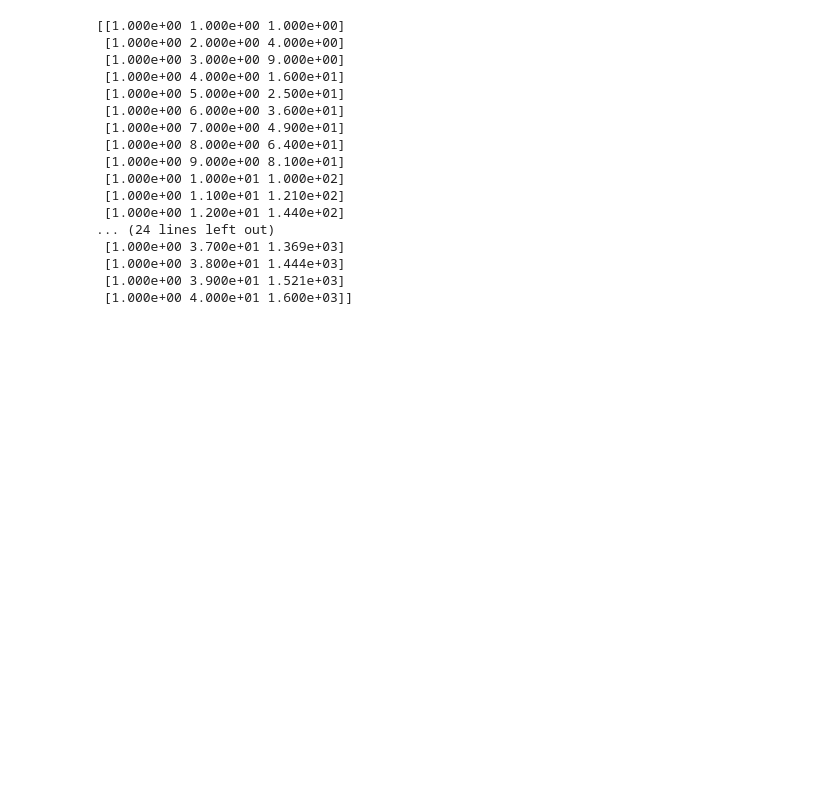
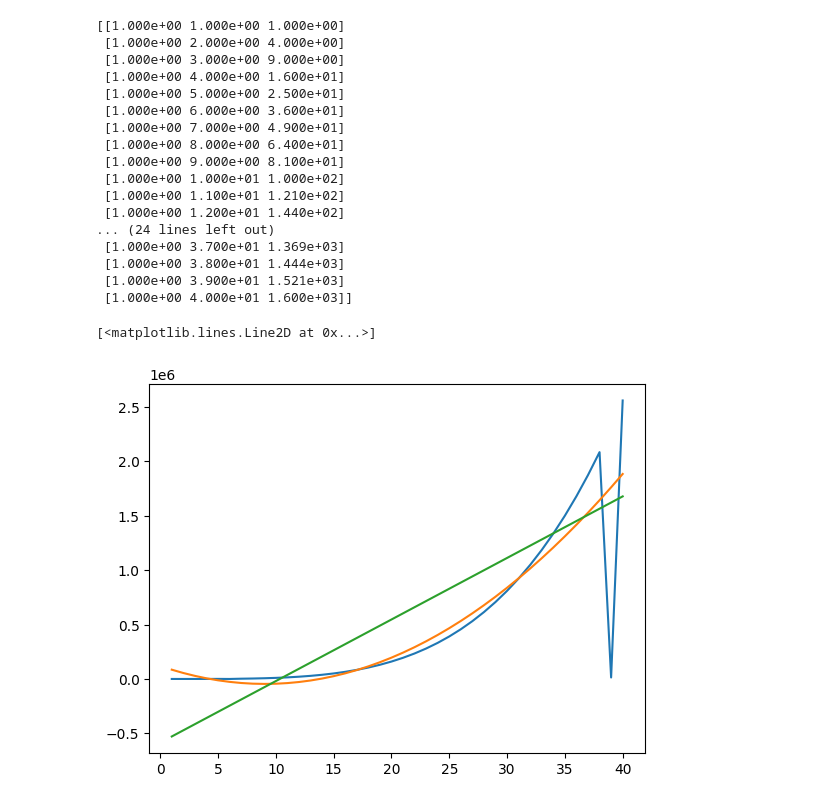
Before and after one commit to ganesh12112/ganesh12112, a Jupyter notebook: session_23_ai_and_ml_.ipynb, the cells around one changed output. Saved outputs shown, nothing was run; the diff lists cells and outputs as text; code cells hidden in the pictures; blank space fills up the shorter version.

```diff
--- a/session_23_ai_and_ml_.ipynb
+++ b/session_23_ai_and_ml_.ipynb
@@ -117,3 +117,12 @@ print(x_degree_two)
  [1.000e+00 3.800e+01 1.444e+03]
  [1.000e+00 3.900e+01 1.521e+03]
  [1.000e+00 4.000e+01 1.600e+03]]
+# %%
+poly_model = LinearRegression()
+poly_model.fit(x_degree_two,y)
+plt.plot(x,y)
+plt.plot(x,poly_model.predict(x_degree_two))
+plt.plot(x,lg_regression.predict(x))
+# %% [output]
+[<matplotlib.lines.Line2D at 0x...>]
+[figure, added]
```
Also changed, not shown: parts of 39 cells of this notebook.
